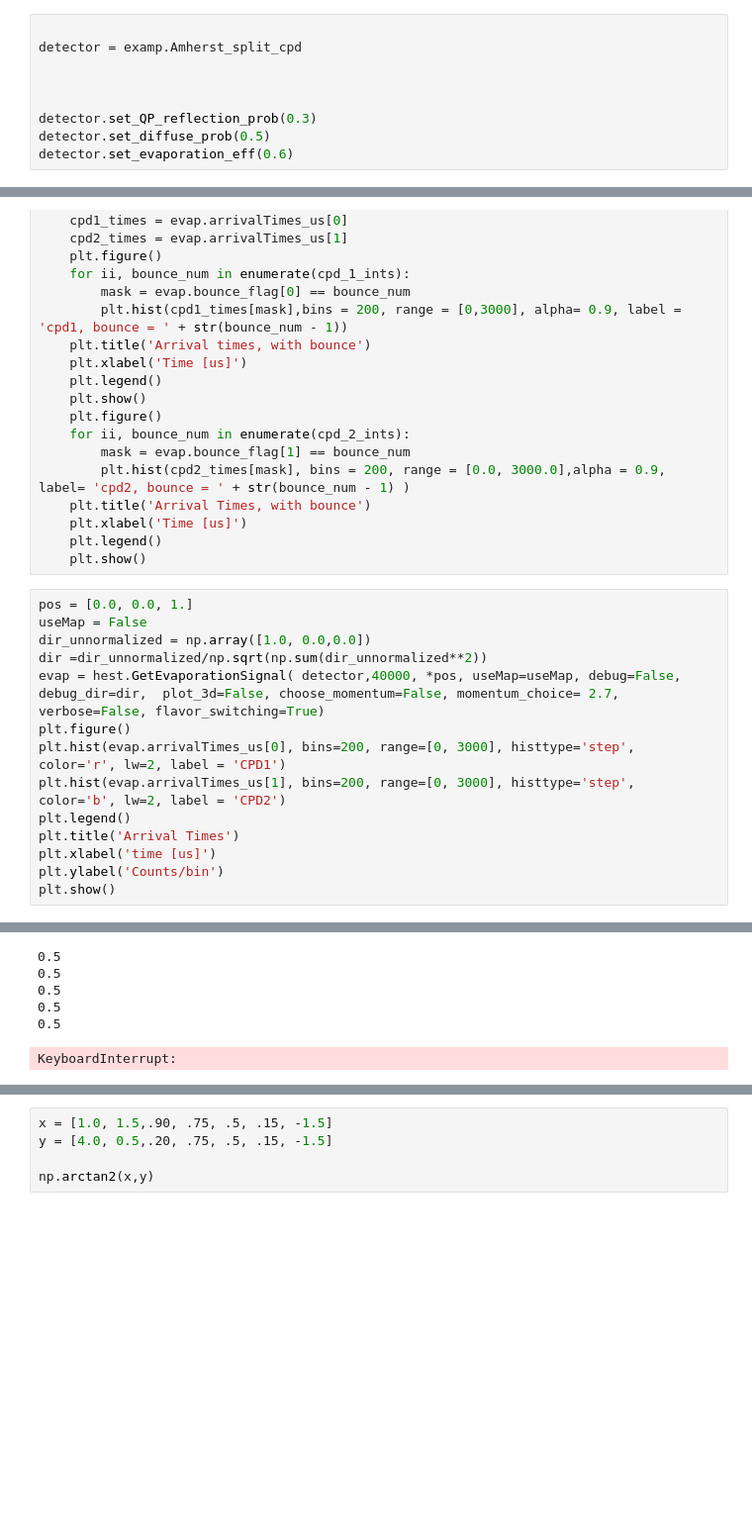
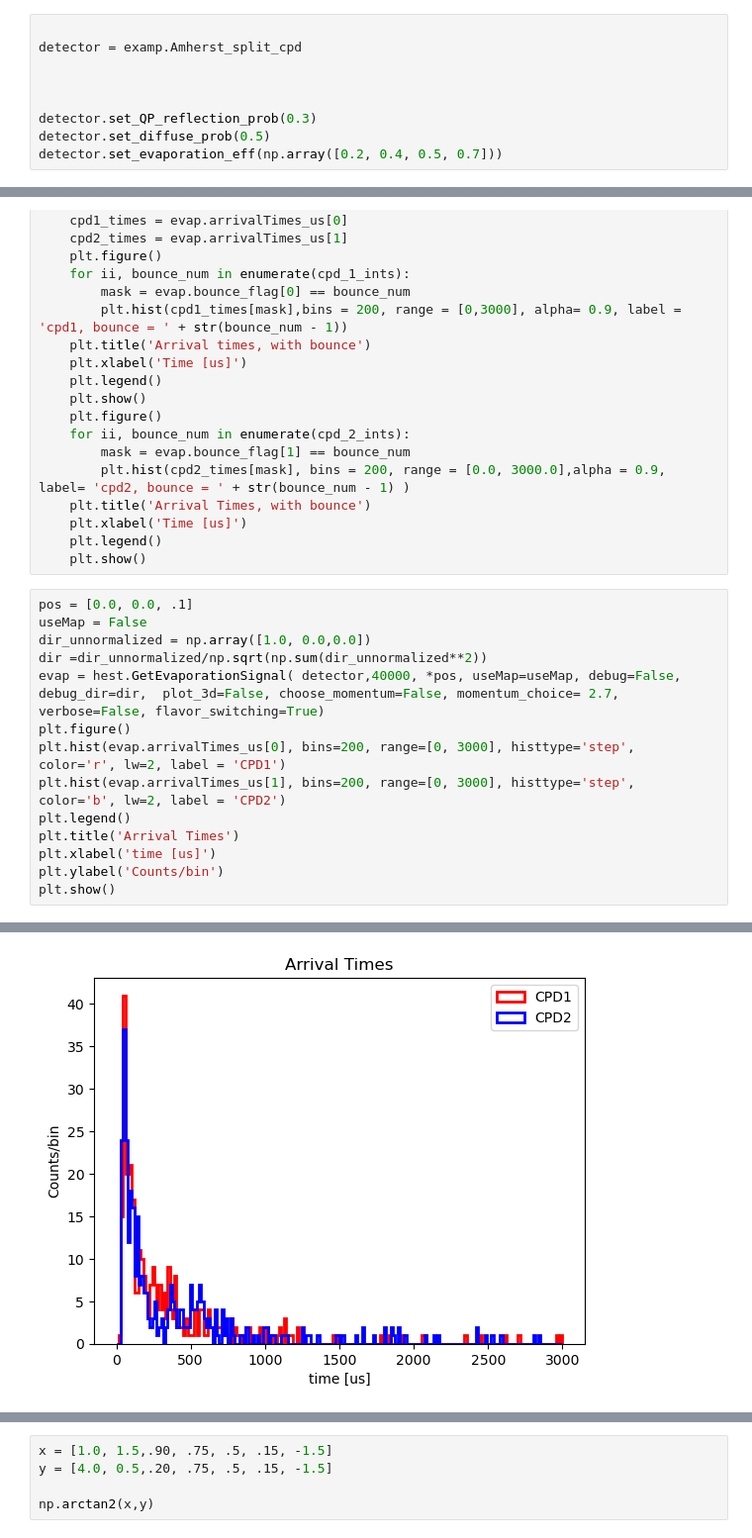
Before and after one commit to spice-herald/HeST, a Jupyter notebook: debug/Amherst_cell_debugging.ipynb, the cells around one changed output, grey strips where cells are left out. Shown at 99% size. Cells and saved outputs as stored; diff of their text form; blank space fills up the shorter version.

```diff
--- a/debug/Amherst_cell_debugging.ipynb
+++ b/debug/Amherst_cell_debugging.ipynb
@@ -22,7 +22,7 @@ detector = examp.Amherst_split_cpd
 
 detector.set_QP_reflection_prob(0.3)
 detector.set_diffuse_prob(0.5)
-detector.set_evaporation_eff(0.6)
+detector.set_evaporation_eff(np.array([0.2, 0.4, 0.5, 0.7]))
 # %%
 def plot_stacked_hist(evap):
     cpd_1_ints = np.unique(evap.bounce_flag[0])
@@ -49,7 +49,7 @@ def plot_stacked_hist(evap):
     plt.legend()
     plt.show()
 # %%
-pos = [0.0, 0.0, 1.]
+pos = [0.0, 0.0, .1]
 useMap = False
 dir_unnormalized = np.array([1.0, 0.0,0.0])
 dir =dir_unnormalized/np.sqrt(np.sum(dir_unnormalized**2))
@@ -68,6 +81 @@ plt.show()
-0.5
-0.5
-0.5
-0.5
-0.5
-KeyboardInterrupt:
+[figure, added]
```
Also changed, not shown: parts of 5 cells of this notebook, 7 other files.
